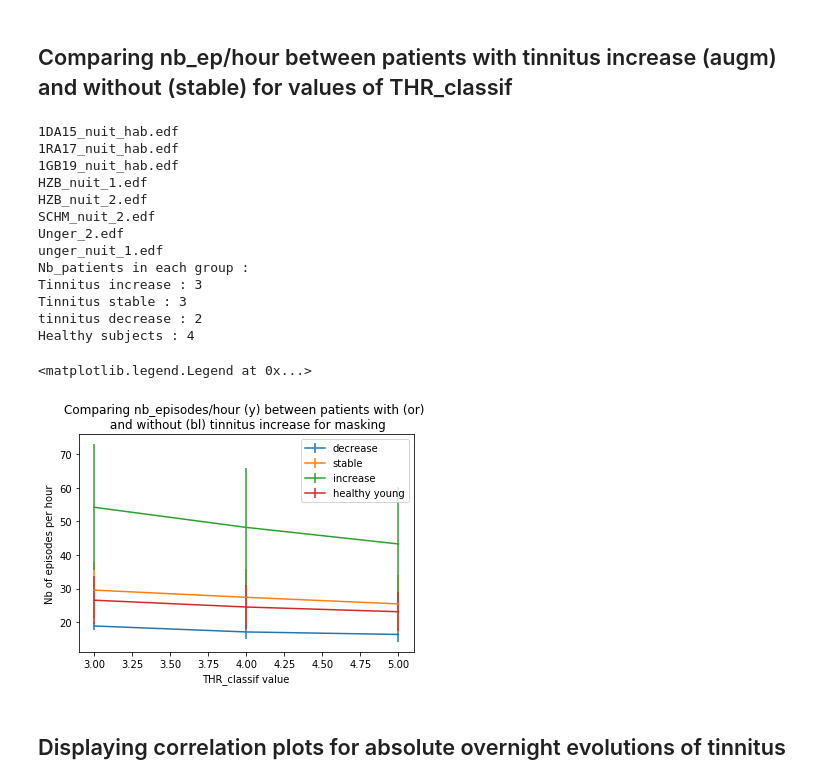
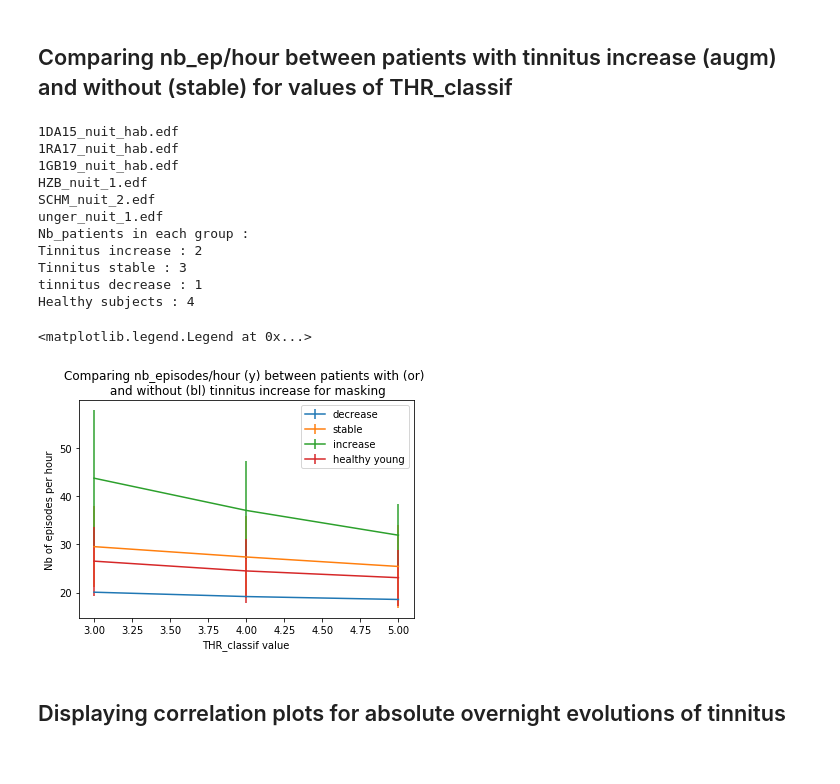
Before and after one commit to lkorczowski/Tinnitus-n-Sleep, a Jupyter notebook: notebooks/Middle_ear_Inter_subject_analysis.ipynb, the cells around one changed output. Drawn from its saved outputs; the diff is of its cells as text; code cells hidden in the pictures.

```diff
--- a/notebooks/Middle_ear_Inter_subject_analysis.ipynb
+++ b/notebooks/Middle_ear_Inter_subject_analysis.ipynb
@@ -129,7 +129,11 @@ evol_VAS_I = get_VAS_I.values.tolist()
 ## Comparing nb_ep/hour between patients with tinnitus increase (augm) and without (stable) for values of THR_classif
 # %%
 # Files not to consider for analysis
-to_suppress=["1MA16_nuit_hab.edf","SCHM_nuit_1.edf","HZB_nuit_3.edf", "1MF19_nuit_hab.edf"]
+to_suppress=["1MA16_nuit_hab.edf","SCHM_nuit_1.edf","HZB_nuit_3.edf", "1MF19_nuit_hab.edf", "Schmidtlin_nuit_2_dec_3to0to4.edf", "SCHMIDTLIN_nuit_5_dec_OD__0to1.edf",
+             "SCHMIDTLIN_nuit_3_dec_OD__4to0to2.edf","1MA16_nuit_hab.edf","SCHM_nuit_1.edf",
+             "HZB_nuit_3.edf",
+             "SCHMIDTLIN_nuit_4_dec_OD__3to3.edf", "HZB_nuit_2.edf","HZB_nuit_2.edf", "Unger_2.edf"]
+
 #Jutification : "Schmidtlin_nuit_2_dec_3to0to4.edf", "SCHMIDTLIN_nuit_1_dec_OD__0to0.edf",
 # "SCHMIDTLIN_nuit_3_dec_OD__4to0to2.edf" : compromised data
 # 1MA16_nuit_hab : patient awake all night
@@ -198,38 +202,36 @@ for elm in decrease:
     decrease_std.append(np.std(elm))
 
 print("Nb_patients in each group : ")
 print("Tinnitus increase : " + str(len(augm[0])))
 print("Tinnitus stable : " + str(len(stable[0])))
 print("tinnitus decrease : " + str(len(decrease[0])))
 print("Healthy subjects : " + str(len(scores_sains[0])))
 
 
 #Displaying
 plt.figure()
 plt.errorbar([i+3 for i in range(len(THR_classif))],decrease_m, decrease_std, label = "decrease")
 plt.errorbar([i+3 for i in range(len(THR_classif))],stable_m, stable_std, label = "stable")
 plt.errorbar([i+3 for i in range(len(THR_classif))], augm_m, augm_std, label = "increase")
 plt.errorbar([i+3 for i in range(len(THR_classif))], scores_sains_m, scores_sains_std, label = "healthy young")
 plt.title("Comparing nb_episodes/hour (y) between patients with (or) \n and without (bl) tinnitus increase for masking" )
 plt.xlabel('THR_classif value')
 plt.ylabel('Nb of episodes per hour')
 plt.legend()
 # %% [output]
 1DA15_nuit_hab.edf
 1RA17_nuit_hab.edf
 1GB19_nuit_hab.edf
 HZB_nuit_1.edf
-HZB_nuit_2.edf
 SCHM_nuit_2.edf
-Unger_2.edf
 unger_nuit_1.edf
 Nb_patients in each group :
-Tinnitus increase : 3
+Tinnitus increase : 2
 Tinnitus stable : 3
-tinnitus decrease : 2
+tinnitus decrease : 1
 Healthy subjects : 4
 <matplotlib.legend.Legend at 0x...>
-[figure, old version]
+[figure, new version]
 # %% [markdown]
 ## Displaying correlation plots for absolute overnight evolutions of tinnitus
 # %%
```
Also changed, not shown: parts of 6 cells of this notebook, 6 other files.
